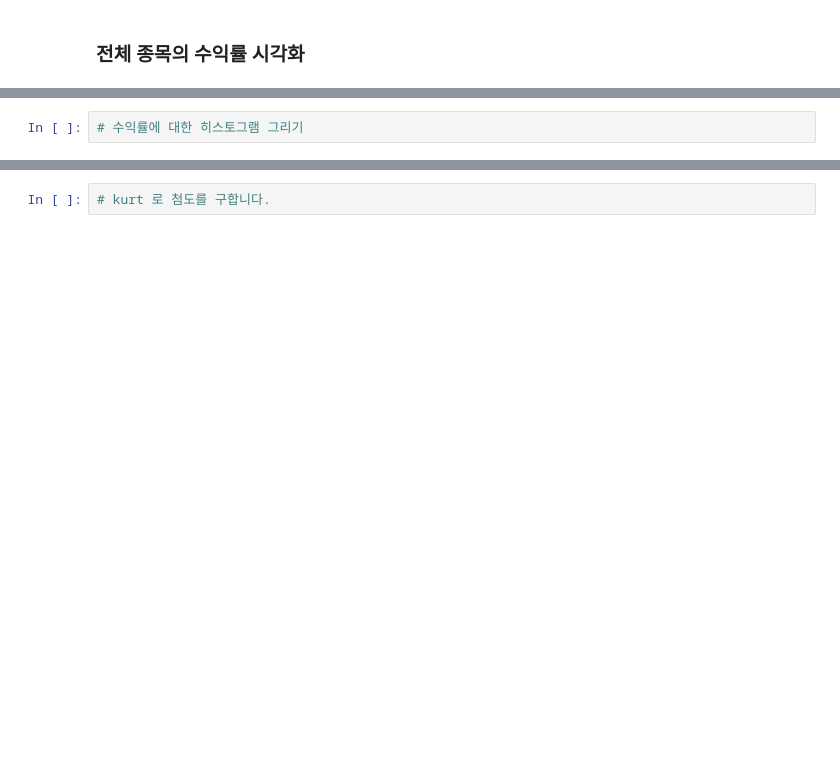
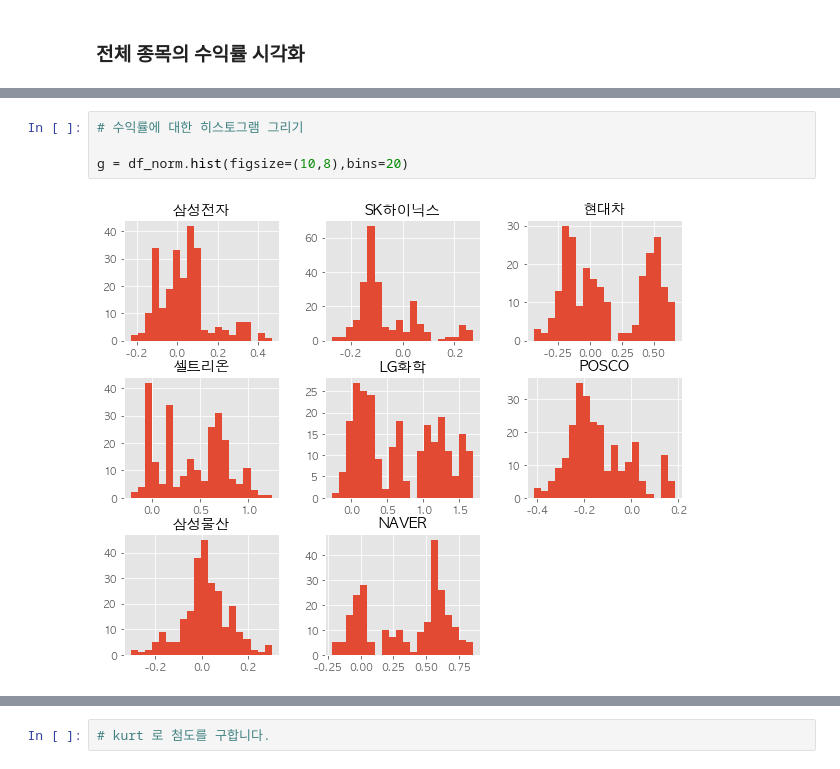
Before and after one commit to kevin-hyun/finance-DA, a Jupyter notebook: 3.2 FinanceDataReader를 통한 여러 종목 수익률 비교-input.ipynb, the cells around one changed output, grey strips where cells are left out. Cells and saved outputs as stored; diff of their text form; blank space fills up the shorter version.

```diff
--- a/3.2 FinanceDataReader를 통한 여러 종목 수익률 비교-input.ipynb
+++ b/3.2 FinanceDataReader를 통한 여러 종목 수익률 비교-input.ipynb
@@ -246,5 +266,9 @@ array([[<AxesSubplot:title={'center':'삼성전자'}>,
 # %%
 # 수익률에 대한 히스토그램 그리기
+
+g = df_norm.hist(figsize=(10,8),bins=20)
+# %% [output]
+[figure, added]
 # %% [markdown]
 ## 왜도와 첨도
 
```
Also changed, not shown: parts of 11 cells of this notebook.
